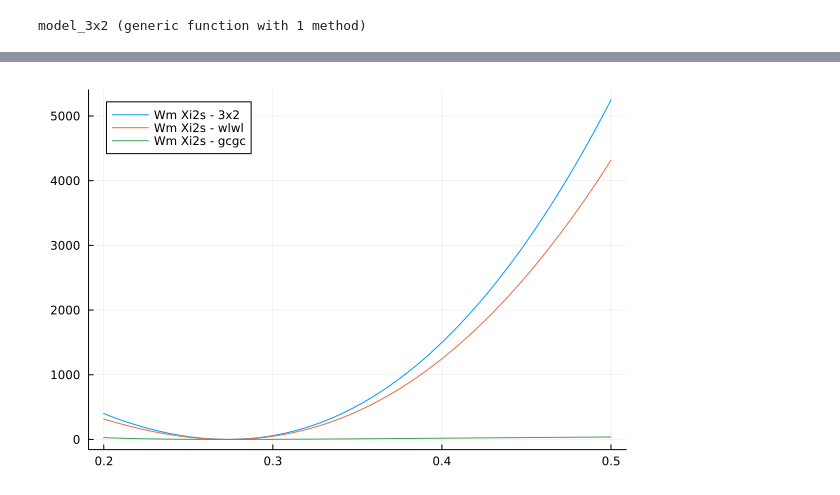
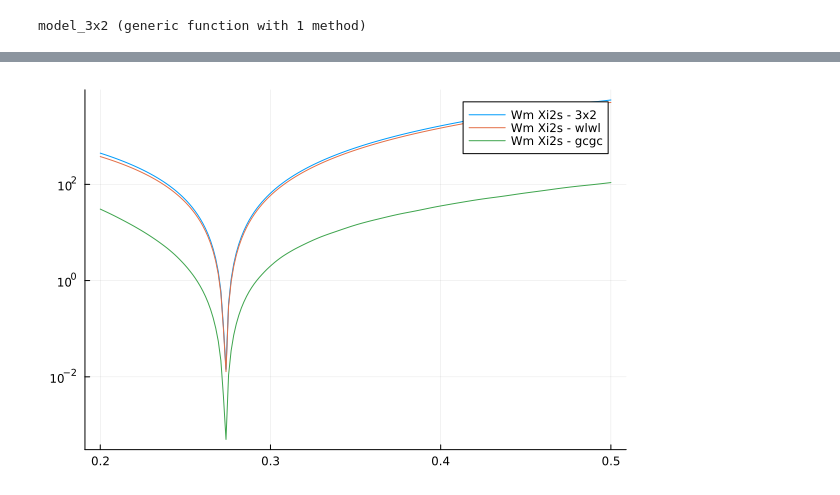
Before and after one commit to JaimeRZP/3x2_analytical, a Jupyter notebook: make_data.ipynb, the cells around one changed output, grey strips where cells are left out. Drawn from its saved outputs; the diff is of its cells as text; code cells hidden in the pictures.

```diff
--- a/make_data.ipynb
+++ b/make_data.ipynb
@@ -110,8 +75,8 @@ using custom nz for nz_lens_4
 # %%
 method = "bpz"
 sacc_path = "data/CosmoDC2/summary_statistics_fourier_tjpcov.sacc"
-yaml_path = "data/CosmoDC2/wlwl.yml"
-nz_path = string("data/CosmoDC2/image_nzs_", method, "_priors/")
+yaml_path = "data/CosmoDC2/wlwl_aggresive.yml"
+nz_path = string("./data/CosmoDC2/image_gp_", method, "_priors/")
 fake_data_path = string("data/CosmoDC2/CosmoDC2_wlwl_theory_photo_", method, "_best.csv")
 
 fake_data = CSV.read(fake_data_path, DataFrame)
@@ -120,29 +85,17 @@ fake_data = fake_data.theory[1:end-1]
 sacc_file = sacc.Sacc().load_fits(sacc_path)
 yaml_file = YAML.load_file(yaml_path)
 
-nz_source_0 = npzread(string(nz_path, "nz_source_0.npz"))
-nz_source_1 = npzread(string(nz_path, "nz_source_1.npz"))
-nz_source_2 = npzread(string(nz_path, "nz_source_2.npz"))
-nz_source_3 = npzread(string(nz_path, "nz_source_3.npz"))
-nz_source_4 = npzread(string(nz_path, "nz_source_4.npz"))
+nz_source_0 = npzread(string(nz_path, "gp_source_0.npz"))
+nz_source_1 = npzread(string(nz_path, "gp_source_1.npz"))
+nz_source_2 = npzread(string(nz_path, "gp_source_2.npz"))
+nz_source_3 = npzread(string(nz_path, "gp_source_3.npz"))
+nz_source_4 = npzread(string(nz_path, "gp_source_4.npz"))
 
-zs_k0, nz_k0 = nz_source_0["z"], nz_source_0["dndz"]
-zs_k1, nz_k1 = nz_source_1["z"], nz_source_1["dndz"]
-zs_k2, nz_k2 = nz_source_2["z"], nz_source_2["dndz"]
-zs_k3, nz_k3 = nz_source_3["z"], nz_source_3["dndz"]
-zs_k4, nz_k4 = nz_source_4["z"], nz_source_4["dndz"]
-
-zs_k0, nz_k0 = nz_interpolate(zs_k0, nz_k0, 1000; mode="cubic")
-zs_k1, nz_k1 = nz_interpolate(zs_k1, nz_k1, 1000; mode="cubic")
-zs_k2, nz_k2 = nz_interpolate(zs_k2, nz_k2, 1000; mode="cubic")
-zs_k3, nz_k3 = nz_interpolate(zs_k3, nz_k3, 1000; mode="cubic")
-zs_k4, nz_k4 = nz_interpolate(zs_k4, nz_k4, 1000; mode="cubic")
-
-nz_source_0 = Dict("z"=>zs_k0, "dndz"=>nz_k0)
-nz_source_1 = Dict("z"=>zs_k1, "dndz"=>nz_k1)
-nz_source_2 = Dict("z"=>zs_k2, "dndz"=>nz_k2)
-nz_source_3 = Dict("z"=>zs_k3, "dndz"=>nz_k3)
-nz_source_4 = Dict("z"=>zs_k4, "dndz"=>nz_k4)
+zs_k5, nz_k5 = nz_source_0["z"], nz_source_0["dndz"]
+zs_k6, nz_k6 = nz_source_1["z"], nz_source_1["dndz"]
+zs_k7, nz_k7 = nz_source_2["z"], nz_source_2["dndz"]
+zs_k8, nz_k8 = nz_source_3["z"], nz_source_3["dndz"]
+zs_k9, nz_k9 = nz_source_4["z"], nz_source_4["dndz"]
 
 meta_wlwl, files_wlwl = make_data(sacc_file, yaml_file;
                         nz_source_0=nz_source_0,
@@ -666,6 +543,6 @@ Wm_xi2_wlwl = [model_wlwl(;Ωm=Wm_i, data=t_wlwl)[2] for Wm_i in Wm]
 # %%
-plot(Wm, Wm_xi2_3x2, label="Wm Xi2s - 3x2")
+plot(Wm, Wm_xi2_3x2, label="Wm Xi2s - 3x2", yscale = :log10)
 plot!(Wm, Wm_xi2_wlwl, label="Wm Xi2s - wlwl")
 plot!(Wm, Wm_xi2_gcgc, label="Wm Xi2s - gcgc")
 # %% [output]
-[figure, old version]
+[figure, new version]
```
Also changed, not shown: parts of 23 cells of this notebook, 5 other files.
